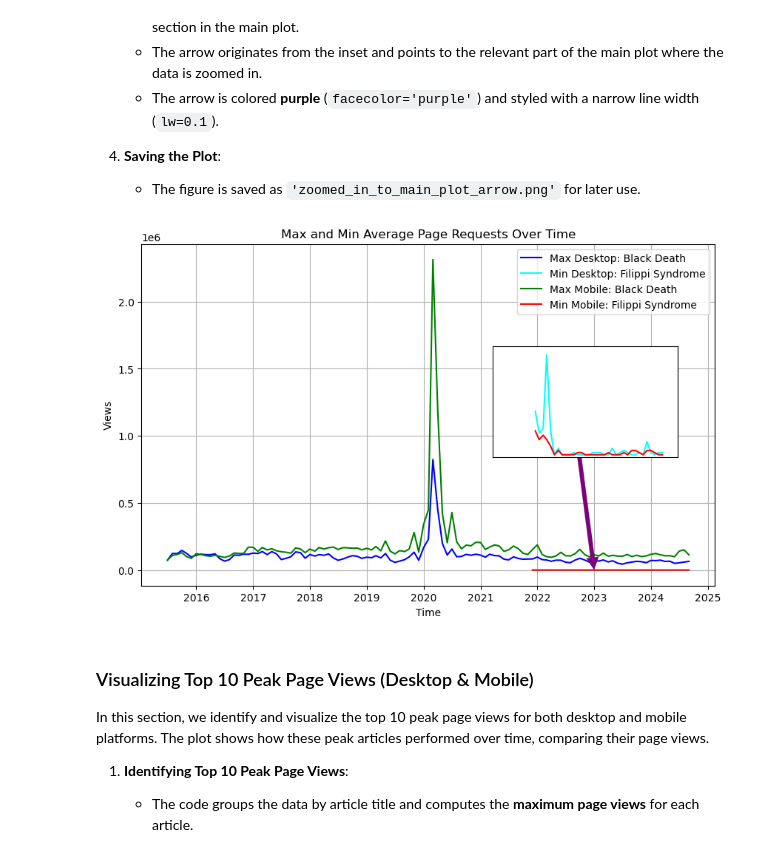
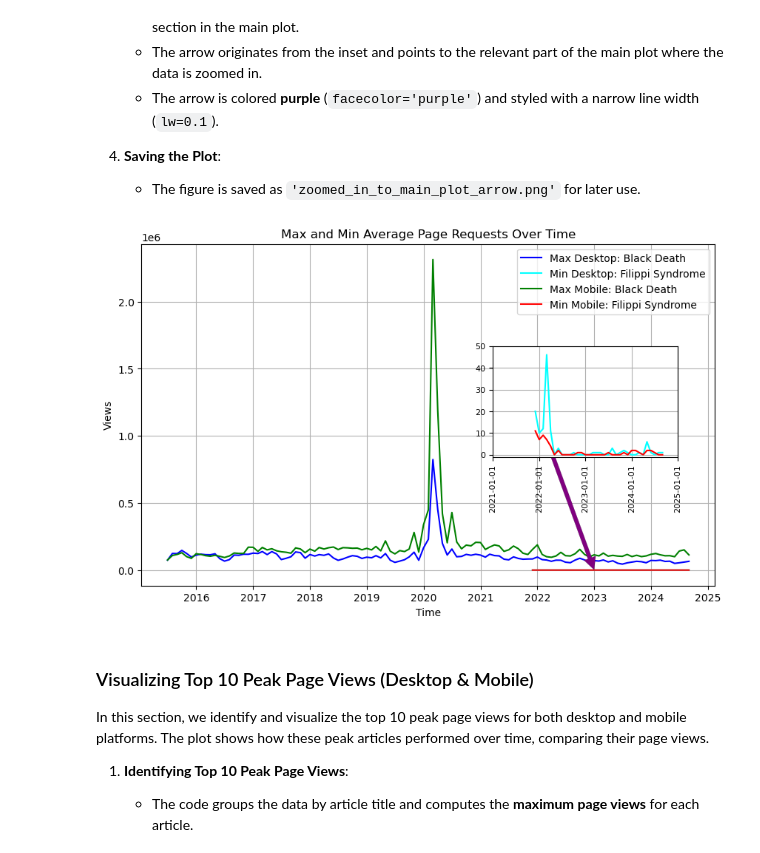
Before and after one commit to trishabanerjee27/Wikipedia-Article-Traffic-Analysis, a Jupyter notebook: src/data_analysis.ipynb, the cells around one changed output. Cells and saved outputs as stored; diff of their text form; code cells hidden in the pictures.

```diff
--- a/src/data_analysis.ipynb
+++ b/src/data_analysis.ipynb
@@ -66,43 +66,54 @@ In this section, we plot the maximum and minimum page requests over time for bot
 from mpl_toolkits.axes_grid1.inset_locator import inset_axes
 import matplotlib.patches as patches
 
-# reate the main figure and axis
+#Create the main figure and axis
 fig, ax1 = plt.subplots(figsize=(10, 6))
 
 #Plot the main data on ax1 (primary plot)
 ax1.plot(max_desktop['timestamp'], max_desktop['views'], label=f'Max Desktop: {max_desktop_article}', color='blue')
 ax1.plot(min_desktop['timestamp'], min_desktop['views'], label=f'Min Desktop: {min_desktop_article}', color='cyan')
 ax1.plot(max_mobile['timestamp'], max_mobile['views'], label=f'Max Mobile: {max_mobile_article}', color='green')
 ax1.plot(min_mobile['timestamp'], min_mobile['views'], label=f'Min Mobile: {min_mobile_article}', color='red')
 
 #Main plot labels and title
 ax1.set_title('Max and Min Average Page Requests Over Time')
 ax1.set_xlabel('Time')
 ax1.set_ylabel('Views')
 ax1.legend()
 ax1.grid(True)
 
-#Create an inset (zoomed in plot) at the right middle of the main plot
-ax2 = fig.add_axes([0.6, 0.4, 0.25, 0.25])  # [left, bottom, width, height] of the inset
+#Create an inset (zoomed-in plot) at the right middle of the main plot
+ax2 = fig.add_axes([0.6, 0.4, 0.25, 0.25])
 
 #Plot the data in the inset plot (zoomed in from 2021 to 2025)
 ax2.plot(min_desktop['timestamp'], min_desktop['views'], label=f'Min Desktop: {min_desktop_article}', color='cyan')
 ax2.plot(min_mobile['timestamp'], min_mobile['views'], label=f'Min Mobile: {min_mobile_article}', color='red')
 
 #Set limits for the zoomed inset
 ax2.set_xlim(pd.Timestamp('2021-01-01'), pd.Timestamp('2025-01-01'))
 ax2.set_ylim(-1, 50)
-ax2.grid(True)  # Keep gridlines for clarity
-ax2.set_xticks([])
-ax2.set_yticks([])
-ax1.annotate('', xy=(pd.Timestamp('2023-01-01'), 1000), xytext=(0.75, 0.55),  # coordinates of inset
+
+#Add small scales (ticks) on both axes without overlap
+ax2.xaxis.set_tick_params(labelsize=8)  # smaller x-axis labels
+ax2.yaxis.set_tick_params(labelsize=8)  # smaller y-axis labels
+ax2.grid(True)
+
+#Set x-axis ticks in a way that won't clutter the plot
+ax2.set_xticks(pd.date_range('2021-01-01', '2025-01-01', freq='YS'))  # Yearly ticks
+ax2.set_yticks([0, 10, 20, 30, 40, 50])  # Set smaller range of y-ticks
+
+#Rotate x-axis labels vertically
+plt.setp(ax2.get_xticklabels(), rotation=90)
+
+#Annotate arrow from main plot to inset plot
+ax1.annotate('', xy=(pd.Timestamp('2023-01-01'), 1000), xytext=(0.68, 0.55),
              textcoords='axes fraction', arrowprops=dict(facecolor='purple', shrink=0.001, lw=0.1))
 
 #Save the plot
-plt.savefig('zoomed_in_to_main_plot_arrow.png')
+plt.savefig('../images/Max and Min Average Page Requests Over Time.png')
 plt.show()
 # %% [output]
-[figure, old version]
+[figure, new version]
 # %% [markdown]
 ### Visualizing Top 10 Peak Page Views (Desktop & Mobile)
 
```
Also changed, not shown: parts of 2 cells of this notebook.
